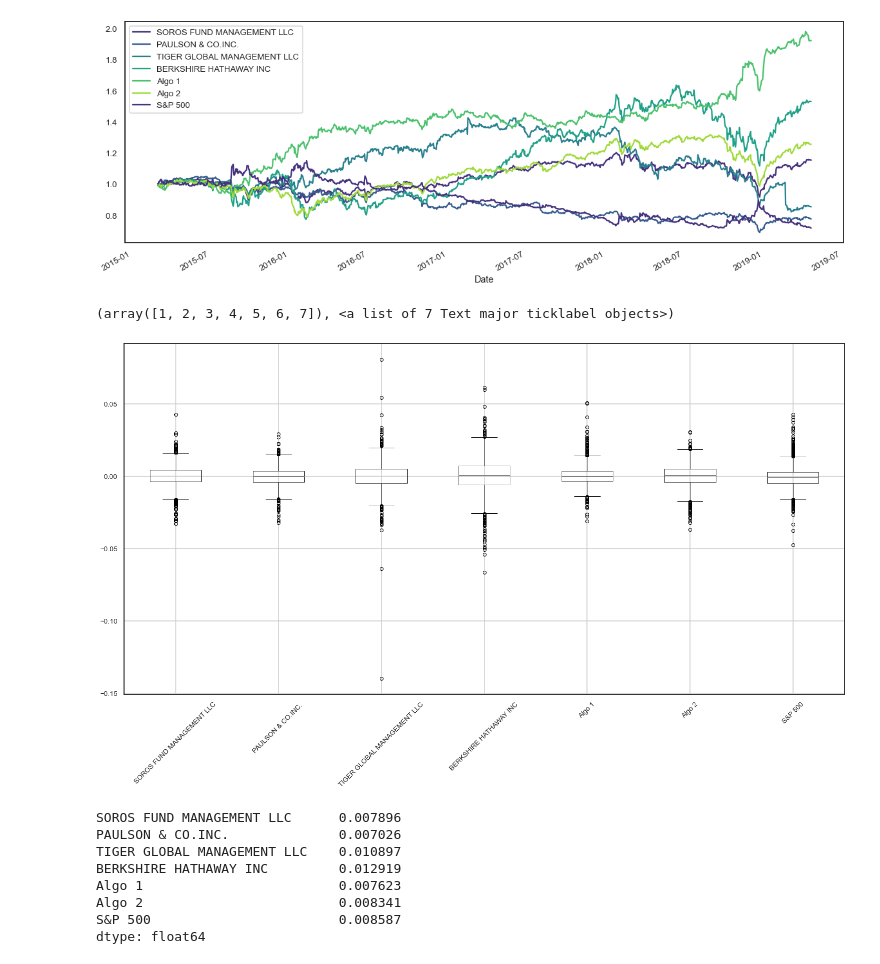
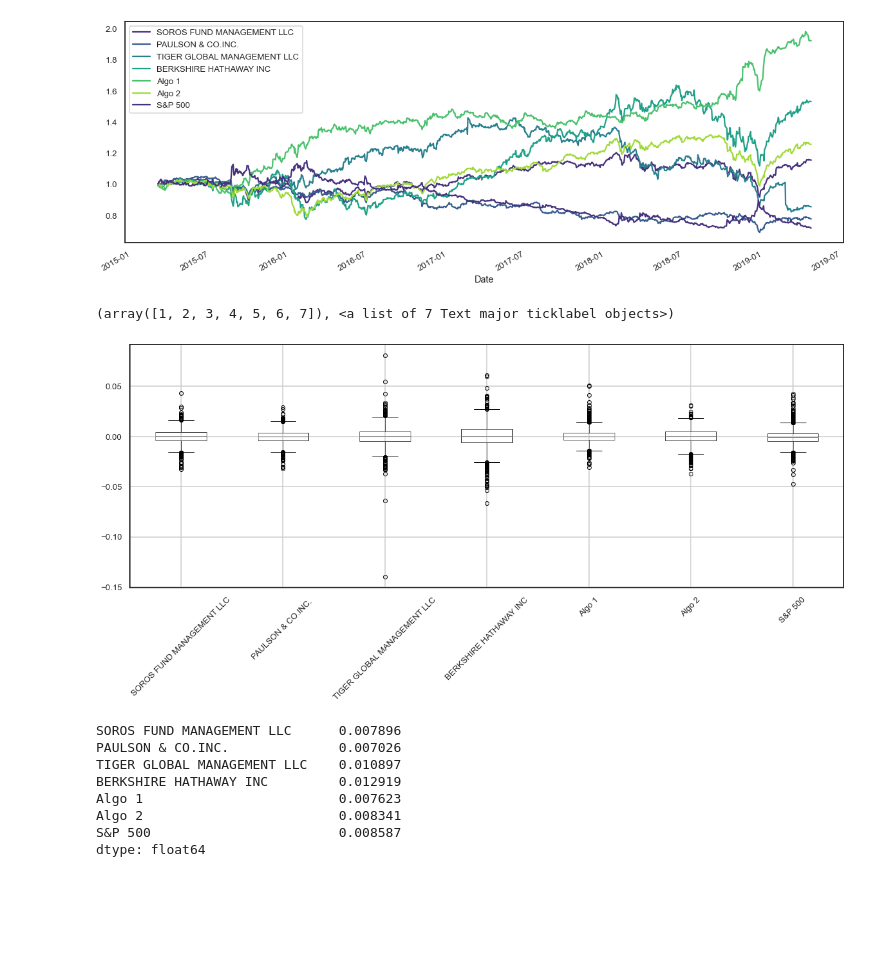
Before and after one commit to rl-work/WhalePortfolio, a Jupyter notebook: Pandas HW/PandasHW.ipynb, the cells around one changed output. Saved outputs shown, nothing was run; the diff lists cells and outputs as text; code cells hidden in the pictures; blank space fills up the shorter version.

```diff
--- a/Pandas HW/PandasHW.ipynb
+++ b/Pandas HW/PandasHW.ipynb
@@ -204,12 +204,11 @@ Date
 2019-04-22  1.257151  0.718476
 [figure]
 # %%
-#DETERMINE RISK:::: by boxplotting - largestspread?    smallest spread?
+#DETERMINE RISK:::: by boxplotting
 
-combined_df.boxplot(figsize=(20, 10))
-plt.tight_layout()
+combined_df.boxplot()
 plt.xticks(rotation = 45)
 # %% [output]
 (array([1, 2, 3, 4, 5, 6, 7]), <a list of 7 Text major ticklabel objects>)
-[figure, old version]
+[figure, new version]
 # %%
```
Also changed, not shown: parts of 10 cells of this notebook.
